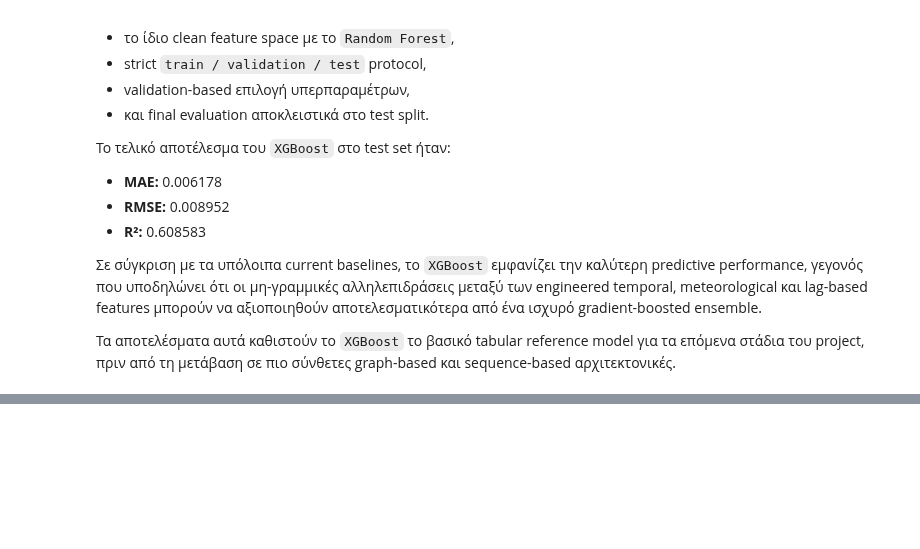
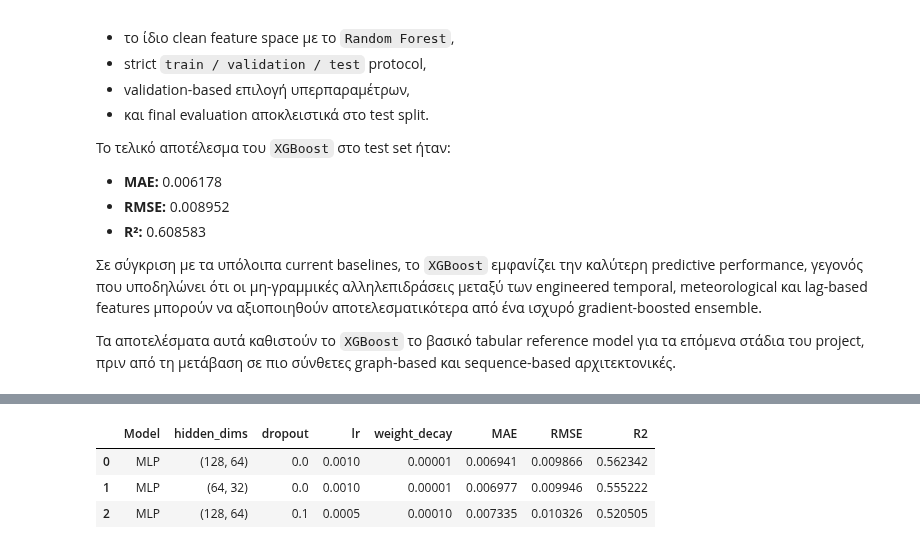
Before and after one commit to Dionysis33/WindPower_DigitalTwin, a Jupyter notebook: notebooks/07_advanced_baselines_and_importance.ipynb, the cells around one changed output, grey strips where cells are left out. Saved outputs shown, nothing was run; the diff lists cells and outputs as text; code cells hidden in the pictures; blank space fills up the shorter version.

Commit message:
feat: add mlp baseline and benchmark update in notebook 07

```diff
--- a/notebooks/07_advanced_baselines_and_importance.ipynb
+++ b/notebooks/07_advanced_baselines_and_importance.ipynb
@@ -829,0 +1006,93 @@ plt.show()
+# %%
+# ---------------------------------------------------------------------
+# MLP: Validation-based model selection
+# ---------------------------------------------------------------------
+# Scientific rationale:
+# We compare a small number of explicit MLP configurations using the
+# same train / validation protocol as the other Notebook 07 baselines.
+# ---------------------------------------------------------------------
+
+mlp_configs = [
+    {"hidden_dims": (64, 32), "dropout": 0.0, "lr": 1e-3, "weight_decay": 1e-5},
+    {"hidden_dims": (128, 64), "dropout": 0.0, "lr": 1e-3, "weight_decay": 1e-5},
+    {"hidden_dims": (128, 64), "dropout": 0.1, "lr": 5e-4, "weight_decay": 1e-4},
+]
+
+mlp_val_results = []
+
+input_dim = X_train_mlp.shape[1]
+
+for cfg in mlp_configs:
+    print(f"Training MLP with config: {cfg}")
+
+    model = SimpleMLP(
+        input_dim=input_dim,
+        hidden_dims=cfg["hidden_dims"],
+        dropout=cfg["dropout"]
+    ).to(device)
+
+    optimizer = torch.optim.Adam(
+        model.parameters(),
+        lr=cfg["lr"],
+        weight_decay=cfg["weight_decay"]
+    )
+
+    best_val_mae = float("inf")
+    best_state_dict = None
+    patience = 3
+    patience_counter = 0
+    max_epochs = 15
+
+    for epoch in range(max_epochs):
+        train_loss, _, _ = run_epoch(model, train_loader, optimizer=optimizer)
+        val_loss, val_true, val_pred = run_epoch(model, val_loader, optimizer=None)
+
+        val_metrics = regression_metrics(val_true, val_pred)
+        val_mae = val_metrics["MAE"]
+
+        print(
+            f"Epoch {epoch+1:02d} | "
+            f"train_loss={train_loss:.6f} | "
+            f"val_loss={val_loss:.6f} | "
+            f"val_MAE={val_mae:.6f}"
+        )
+
+        if val_mae < best_val_mae:
+            best_val_mae = val_mae
+            best_state_dict = {k: v.cpu().clone() for k, v in model.state_dict().items()}
+            patience_counter = 0
+        else:
+            patience_counter += 1
+
+        if patience_counter >= patience:
+            print("Early stopping triggered.")
+            break
+
+    # restore best validation state
+    model.load_state_dict(best_state_dict)
+
+    _, val_true, val_pred = run_epoch(model, val_loader, optimizer=None)
+    final_val_metrics = regression_metrics(val_true, val_pred)
+
+    result_row = {
+        "Model": "MLP",
+        "hidden_dims": str(cfg["hidden_dims"]),
+        "dropout": cfg["dropout"],
+        "lr": cfg["lr"],
+        "weight_decay": cfg["weight_decay"],
+        "MAE": final_val_metrics["MAE"],
+        "RMSE": final_val_metrics["RMSE"],
+        "R2": final_val_metrics["R2"]
+    }
+
+    mlp_val_results.append(result_row)
+
+mlp_val_results_df = (
+    pd.DataFrame(mlp_val_results)
+    .sort_values(by="MAE", ascending=True)
+    .reset_index(drop=True)
+)
+
+print("\nValidation ranking of MLP configurations:")
+display(mlp_val_results_df)
+# %% [output]
@@ -829,0 +1116,4 @@ plt.show()
+|  | Model | hidden_dims | dropout | lr | weight_decay | MAE | RMSE | R2 |
+| 0 | MLP | (128, 64) | 0.0 | 0.0010 | 0.00001 | 0.006941 | 0.009866 | 0.562342 |
+| 1 | MLP | (64, 32) | 0.0 | 0.0010 | 0.00001 | 0.006977 | 0.009946 | 0.555222 |
+| 2 | MLP | (128, 64) | 0.1 | 0.0005 | 0.00010 | 0.007335 | 0.010326 | 0.520505 |
```
Also changed, not shown: parts of 14 cells of this notebook, 1 other file.
